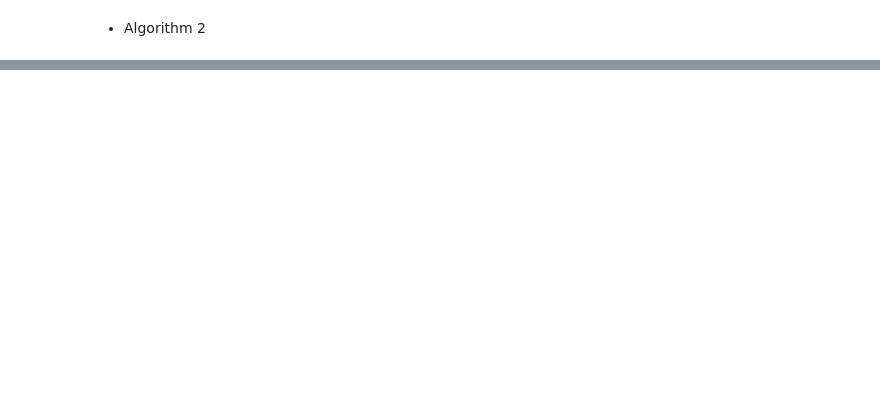
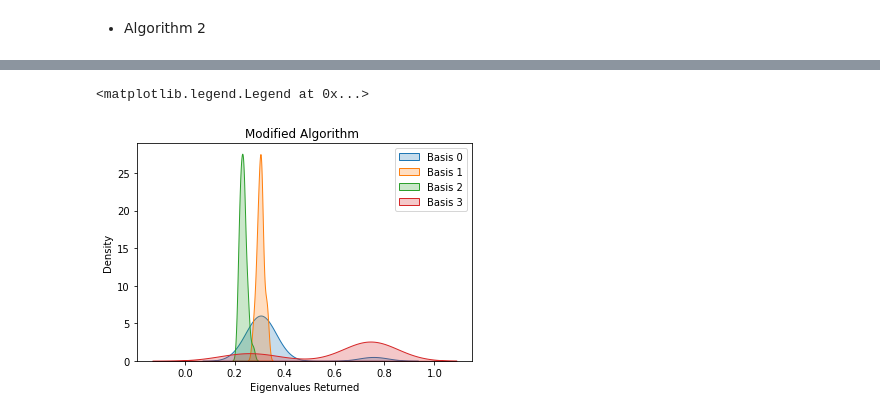
Before and after one commit to TheGupta2012/QPE-Algorithms, a Jupyter notebook: QPE/Statistical QPE/Experiments/Testing convergence to minimum eigenvalues.ipynb, the cells around one changed output, grey strips where cells are left out. Saved outputs shown, nothing was run; the diff lists cells and outputs as text; code cells hidden in the pictures; blank space fills up the shorter version.

```diff
--- a/QPE/Statistical QPE/Experiments/Testing convergence to minimum eigenvalues.ipynb
+++ b/QPE/Statistical QPE/Experiments/Testing convergence to minimum eigenvalues.ipynb
@@ -308,0 +342,9 @@ res1
+# %%
+plt.title("Modified Algorithm ")
+for i in range(4):
+    sns.kdeplot(eig_ret2[i], shade=True, label='Basis '+str(i), palette='red')
+plt.xlabel("Eigenvalues Returned")
+plt.legend()
+# %% [output]
+<matplotlib.legend.Legend at 0x...>
+[figure, added]
```
Also changed, not shown: parts of 50 cells of this notebook, 6 other files.
